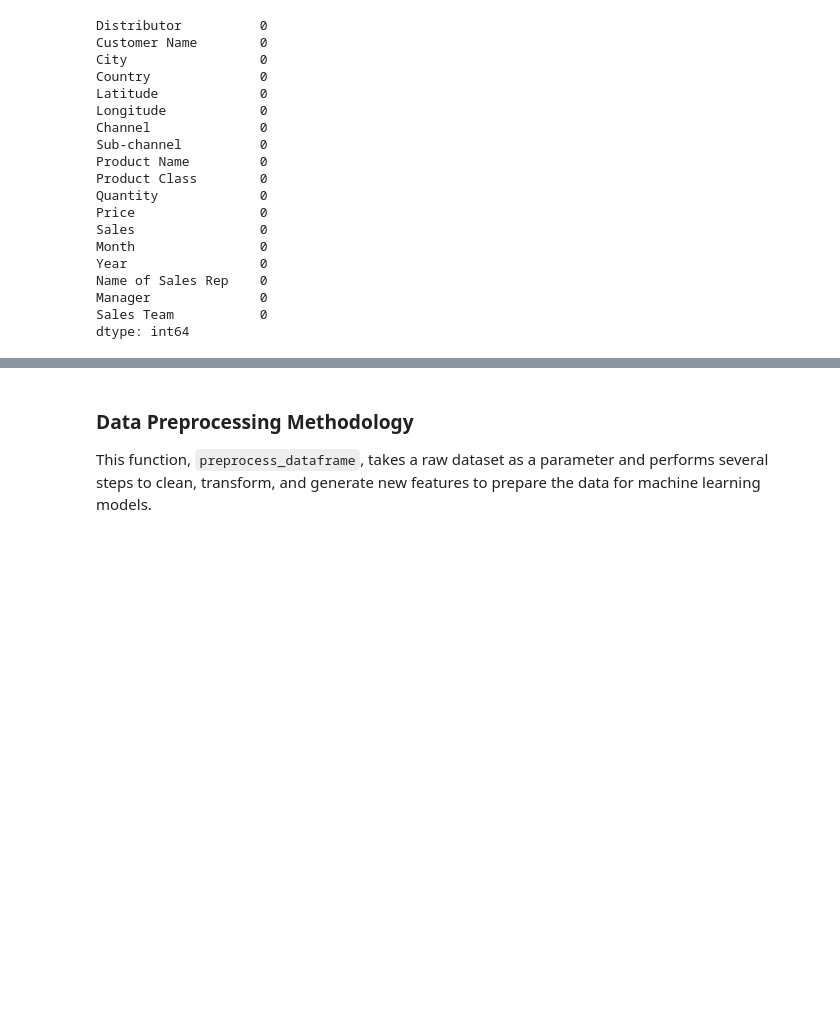
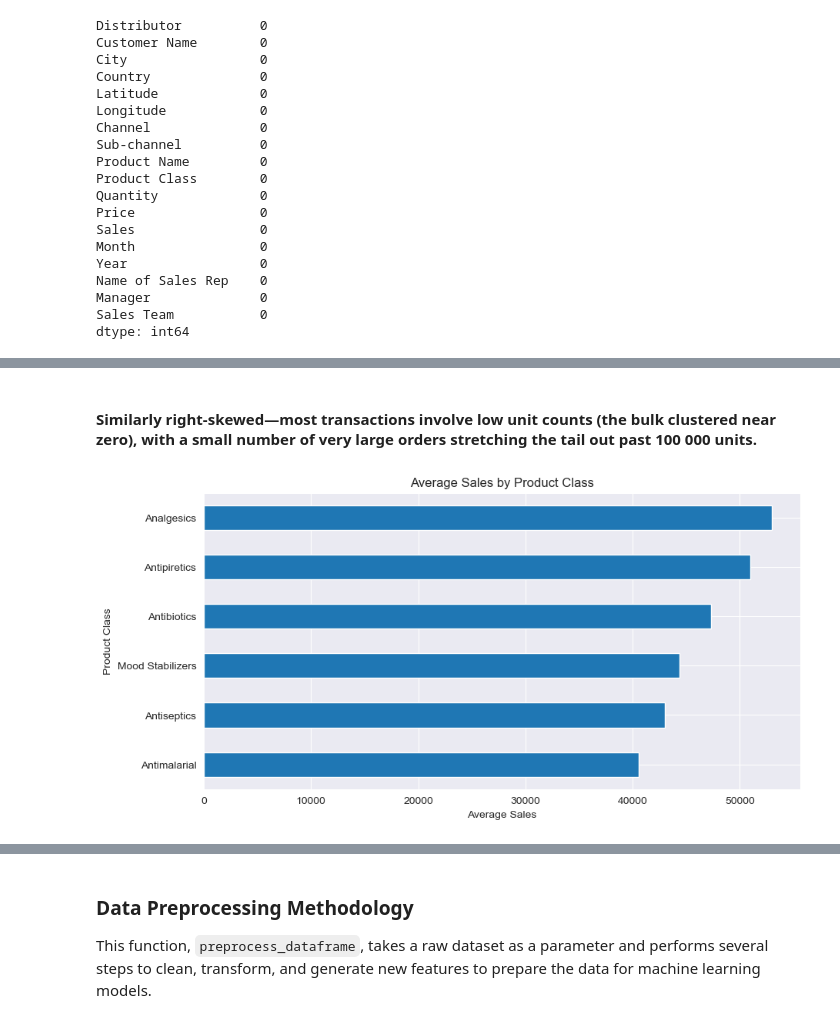
Before and after one commit to Akash9888/pharma_demand_forcasting, a Jupyter notebook: Pharma_Demand_Forcasting.ipynb, the cells around one changed output, grey strips where cells are left out. Drawn from its saved outputs; the diff is of its cells as text; code cells hidden in the pictures; blank space fills up the shorter version.

```diff
--- a/Pharma_Demand_Forcasting.ipynb
+++ b/Pharma_Demand_Forcasting.ipynb
@@ -106,0 +129,11 @@ df.head()
+# %% [markdown]
+#### Similarly right-skewed—most transactions involve low unit counts (the bulk clustered near zero), with a small number of very large orders stretching the tail out past 100 000 units.
+# %%
+plt.figure(figsize=(10, 5))
+df.groupby('Product Class')['Sales'].mean().sort_values().plot(kind='barh')
+plt.title("Average Sales by Product Class")
+plt.xlabel("Average Sales")
+plt.ylabel("Product Class")
+plt.show()
+# %% [output]
+[figure, added]
```
Also changed, not shown: parts of 8 cells of this notebook, 6 other files.
